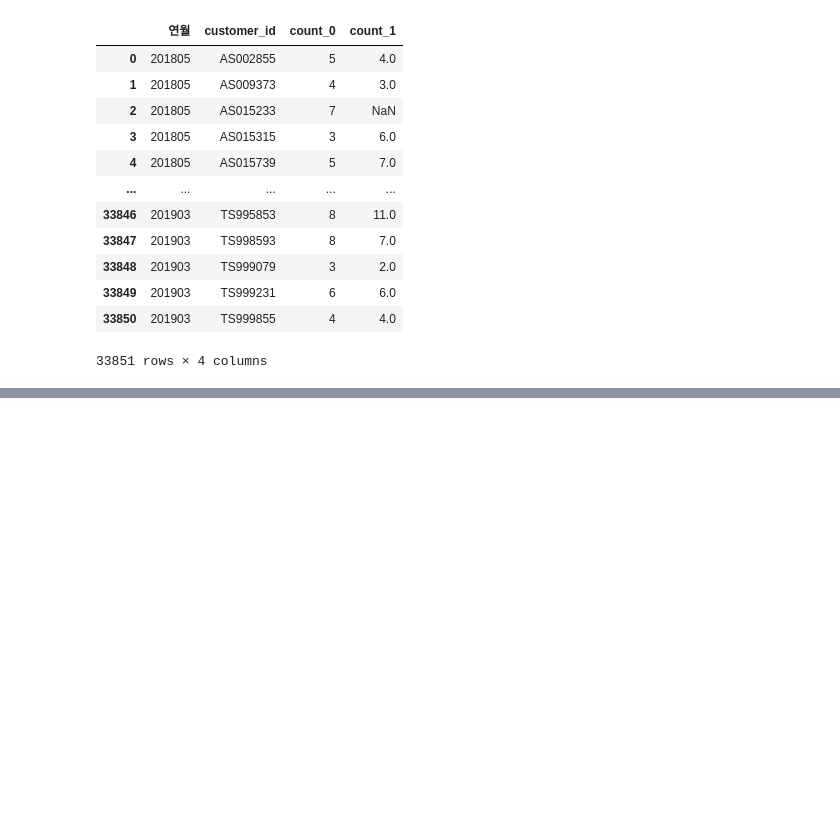
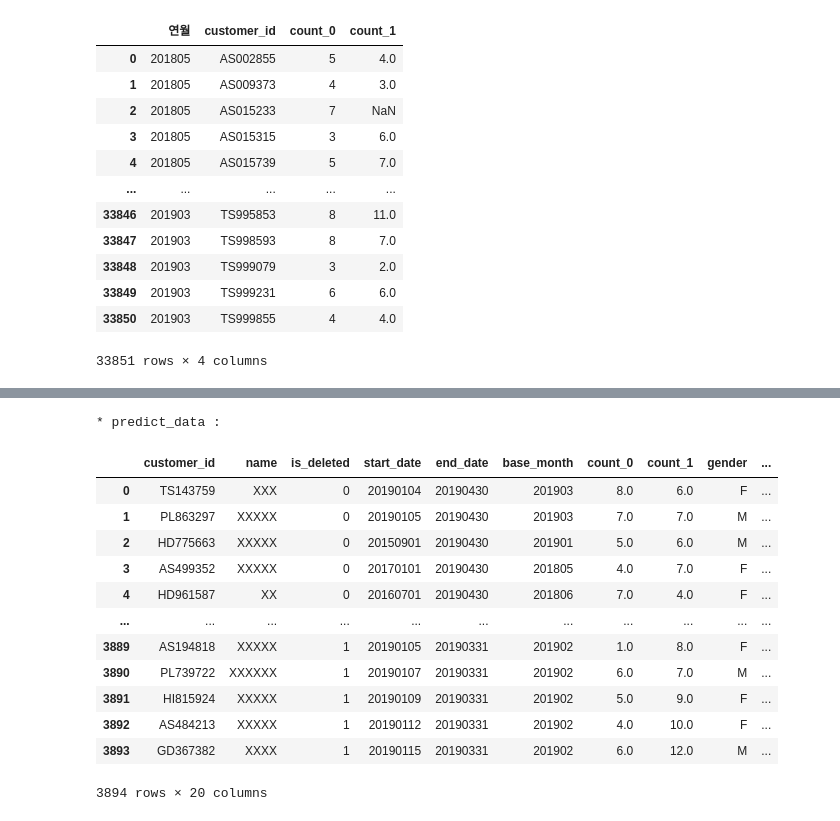
Before and after one commit to wooseok1152/python-data_analysis, a Jupyter notebook: 5장 회원 탈퇴를 예측하는 테크닉 10.ipynb, the cells around one changed output, grey strips where cells are left out. Saved outputs shown, nothing was run; the diff lists cells and outputs as text; code cells hidden in the pictures; blank space fills up the shorter version.

```diff
--- a/5장 회원 탈퇴를 예측하는 테크닉 10.ipynb
+++ b/5장 회원 탈퇴를 예측하는 테크닉 10.ipynb
@@ -174,17 +206,0 @@ display(exit_uselog)
-# %%
-# 탈퇴한 회원들의 탈퇴 전월 데이터 작성
-from dateutil.relativedelta import relativedelta
-
-exit_customer = customer.loc[customer["is_deleted"] == 1]
-exit_customer["exit_date"] = None
-exit_customer["end_date"] = pd.to_datetime(exit_customer["end_date"])
-# exit_customer.head()
-for i in range(len(exit_customer)):
-
-    exit_customer["exit_date"].iloc[i] = exit_customer["end_date"].iloc[i] - relativedelta(months=1)
-
-#'exit_customer'데이터 셋 내 'exit_date'를 'YYYYMM'포맷의 문자열로 변경한 후, 이것을 '연월'이라는 컬럼으로 생성함
-exit_customer["연월"] = exit_customer["exit_date"].dt.strftime("%Y%m")
-uselog["연월"] = uselog["연월"].astype(str)
-exit_uselog = pd.merge(uselog, exit_customer, on = ["customer_id", "연월"], how="left")
-exit_uselog.head()
@@ -218,5 +206,0 @@ exit_uselog.head()
-# %%
-# 'uselog'와 'exit_customer'를 left join하여 'exit_uselog'를 만들었기 때문에, 'exit_uselog'내 결측치를 제거해야지만 해당 데이터 셋에 탈퇴신청한 회원의 데이터만 남게 됨
-exit_uselog = exit_uselog.dropna(subset = ["exit_date"])
-print(len(exit_uselog))
-exit_uselog.head()
@@ -233,0 +312,21 @@ conti_uselog = pd.merge(uselog, conti_customer, on = "customer_id", how="left")
+# %%
+# 'continue_uselog'와 'exit_uselog'를 union all 실시
+
+predict_data = pd.concat([continue_uselog, exit_uselog], ignore_index = True)
+print("* predict_data :")
+display(predict_data)
+# %% [output]
+* predict_data :
+|  | customer_id | name | is_deleted | start_date | end_date | base_month | count_0 | count_1 | gender | ... |
+| 0 | TS143759 | XXX | 0 | 20190104 | 20190430 | 201903 | 8.0 | 6.0 | F | ... |
+| 1 | PL863297 | XXXXX | 0 | 20190105 | 20190430 | 201903 | 7.0 | 7.0 | M | ... |
+| 2 | HD775663 | XXXXX | 0 | 20150901 | 20190430 | 201901 | 5.0 | 6.0 | M | ... |
+| 3 | AS499352 | XXXXX | 0 | 20170101 | 20190430 | 201805 | 4.0 | 7.0 | F | ... |
+| 4 | HD961587 | XX | 0 | 20160701 | 20190430 | 201806 | 7.0 | 4.0 | F | ... |
+| ... | ... | ... | ... | ... | ... | ... | ... | ... | ... | ... |
+| 3889 | AS194818 | XXXXX | 1 | 20190105 | 20190331 | 201902 | 1.0 | 8.0 | F | ... |
+| 3890 | PL739722 | XXXXXX | 1 | 20190107 | 20190331 | 201902 | 6.0 | 7.0 | M | ... |
+| 3891 | HI815924 | XXXXX | 1 | 20190109 | 20190331 | 201902 | 5.0 | 9.0 | F | ... |
+| 3892 | AS484213 | XXXXX | 1 | 20190112 | 20190331 | 201902 | 4.0 | 10.0 | F | ... |
+| 3893 | GD367382 | XXXX | 1 | 20190115 | 20190331 | 201902 | 6.0 | 12.0 | M | ... |
+3894 rows × 20 columns
```
Also changed, not shown: parts of 22 cells of this notebook, 1 other file.
